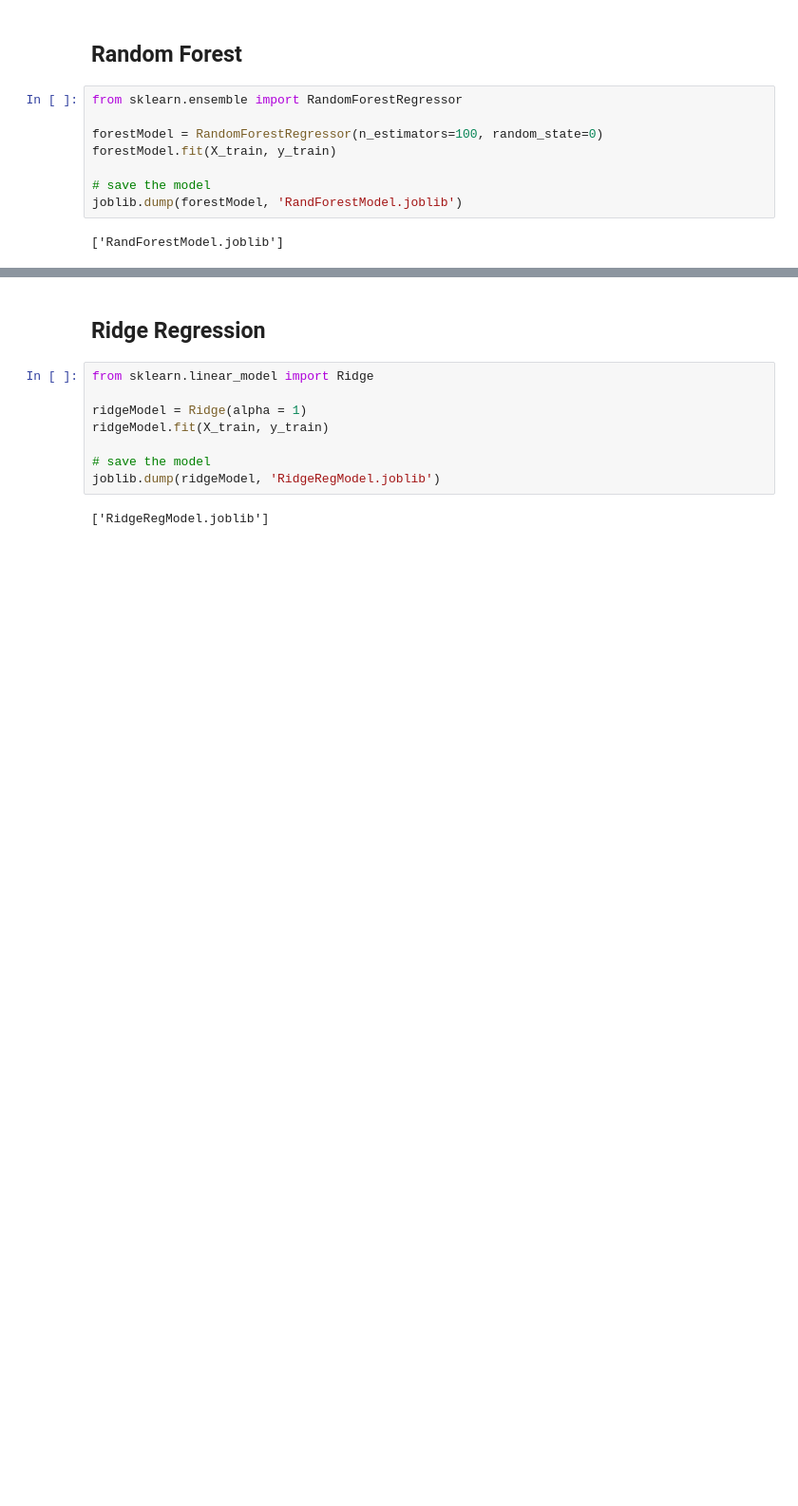
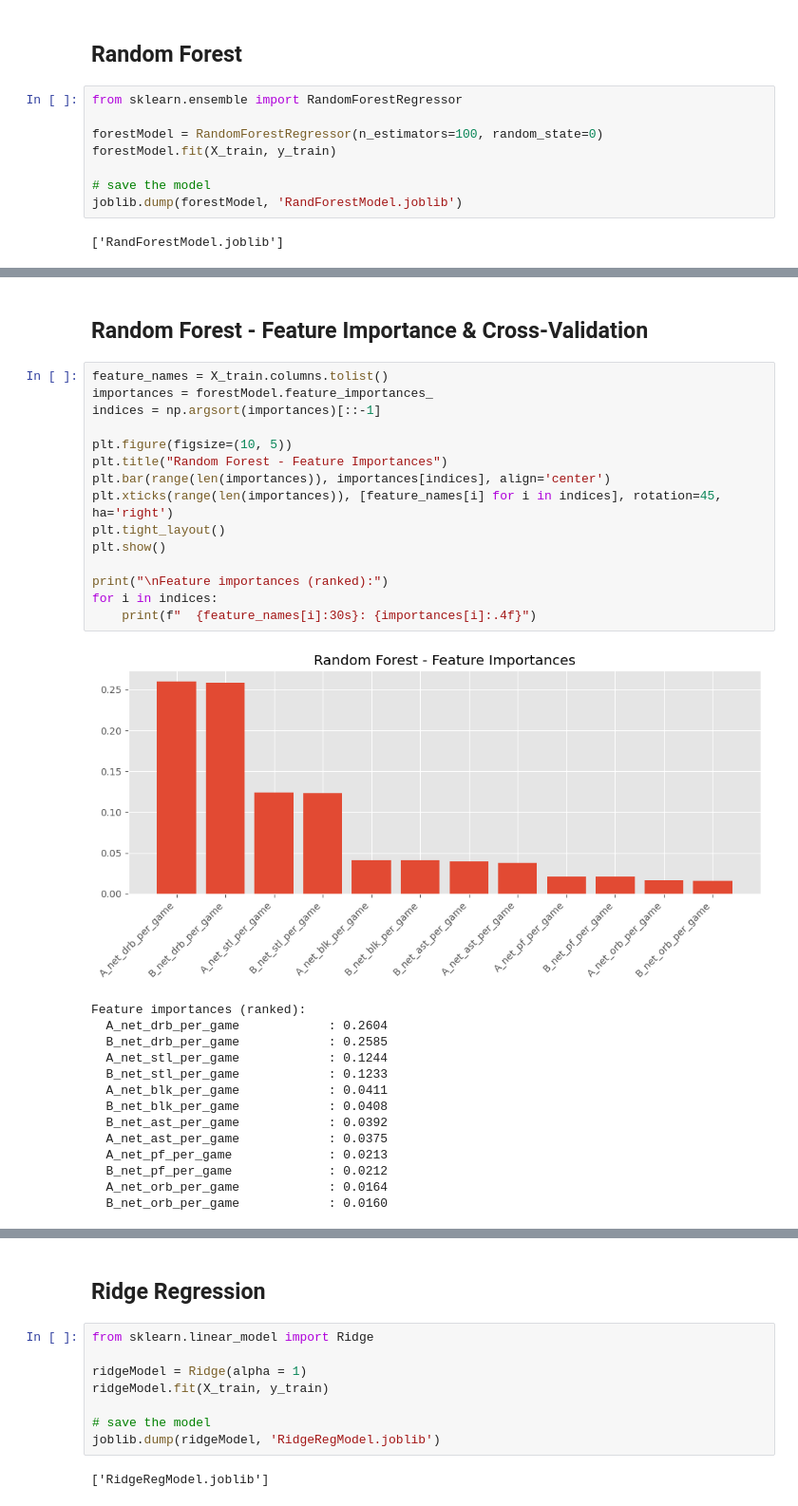
Before and after one commit to CaptainSpaceboy/ECS171-Team12, a Jupyter notebook: Team_Matchup.ipynb, the cells around one changed output, grey strips where cells are left out. Shown at 95% size. Drawn from its saved outputs; the diff is of its cells as text; blank space fills up the shorter version.

```diff
--- a/Team_Matchup.ipynb
+++ b/Team_Matchup.ipynb
@@ -389,0 +448,32 @@ Predicted Point Differential: -1.7100000000000015
+# %% [markdown]
+## Random Forest - Feature Importance & Cross-Validation
+# %%
+feature_names = X_train.columns.tolist()
+importances = forestModel.feature_importances_
+indices = np.argsort(importances)[::-1]
+
+plt.figure(figsize=(10, 5))
+plt.title("Random Forest - Feature Importances")
+plt.bar(range(len(importances)), importances[indices], align='center')
+plt.xticks(range(len(importances)), [feature_names[i] for i in indices], rotation=45, ha='right')
+plt.tight_layout()
+plt.show()
+
+print("\nFeature importances (ranked):")
+for i in indices:
+    print(f"  {feature_names[i]:30s}: {importances[i]:.4f}")
+# %% [output]
+[figure, added]
+Feature importances (ranked):
+  A_net_drb_per_game            : 0.2604
+  B_net_drb_per_game            : 0.2585
+  A_net_stl_per_game            : 0.1244
+  B_net_stl_per_game            : 0.1233
+  A_net_blk_per_game            : 0.0411
+  B_net_blk_per_game            : 0.0408
+  B_net_ast_per_game            : 0.0392
+  A_net_ast_per_game            : 0.0375
+  A_net_pf_per_game             : 0.0213
+  B_net_pf_per_game             : 0.0212
+  A_net_orb_per_game            : 0.0164
+  B_net_orb_per_game            : 0.0160
```
Also changed, not shown: parts of 15 cells of this notebook.
